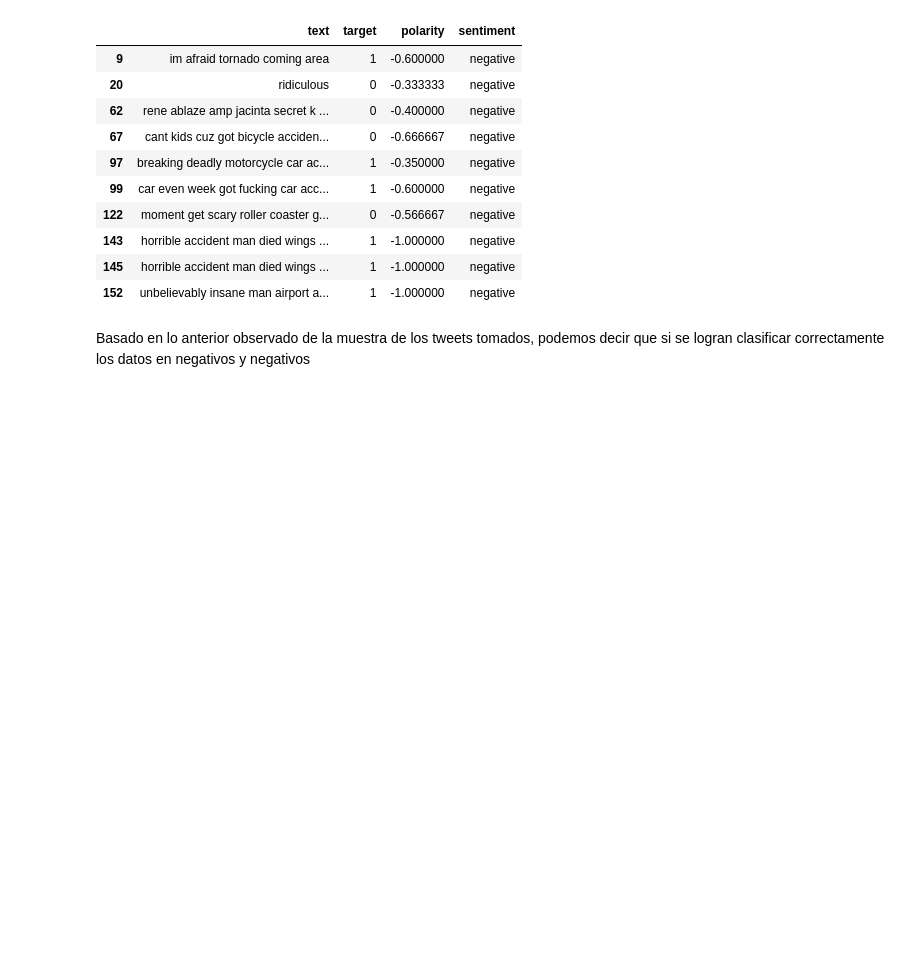
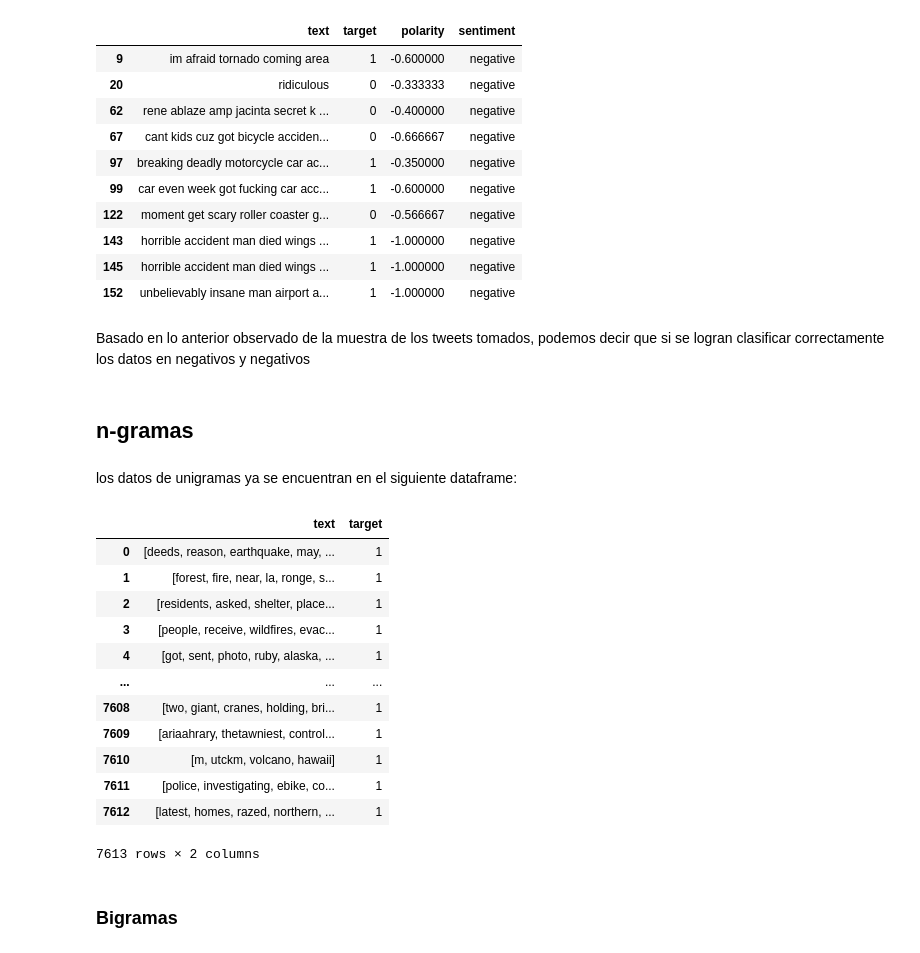
Before and after one commit to campeon19/Lab5_Tweets_Analisis, a Jupyter notebook: Lab 5.ipynb, the cells around one changed output. Saved outputs shown, nothing was run; the diff lists cells and outputs as text; code cells hidden in the pictures; blank space fills up the shorter version.

Commit message:
unigrams, and bigrams

```diff
--- a/Lab 5.ipynb
+++ b/Lab 5.ipynb
@@ -373,3 +373,25 @@ data_train[data_train['sentiment'] == 'negative'].head(10)
 | 152 | unbelievably insane man airport a... | 1 | -1.000000 | negative |
 # %% [markdown]
 Basado en lo anterior observado de la muestra de los tweets tomados, podemos decir que si se logran clasificar correctamente los datos en negativos y negativos
+# %% [markdown]
+## n-gramas
+# %% [markdown]
+los datos de unigramas ya se encuentran en el siguiente dataframe:
+# %%
+data_pruebas
+# %% [output]
+|  | text | target |
+| 0 | [deeds, reason, earthquake, may, ... | 1 |
+| 1 | [forest, fire, near, la, ronge, s... | 1 |
+| 2 | [residents, asked, shelter, place... | 1 |
+| 3 | [people, receive, wildfires, evac... | 1 |
+| 4 | [got, sent, photo, ruby, alaska, ... | 1 |
+| ... | ... | ... |
+| 7608 | [two, giant, cranes, holding, bri... | 1 |
+| 7609 | [ariaahrary, thetawniest, control... | 1 |
+| 7610 | [m, utckm, volcano, hawaii] | 1 |
+| 7611 | [police, investigating, ebike, co... | 1 |
+| 7612 | [latest, homes, razed, northern, ... | 1 |
+7613 rows × 2 columns
+# %% [markdown]
+### Bigramas
```
Also changed, not shown: parts of 3 cells of this notebook.
